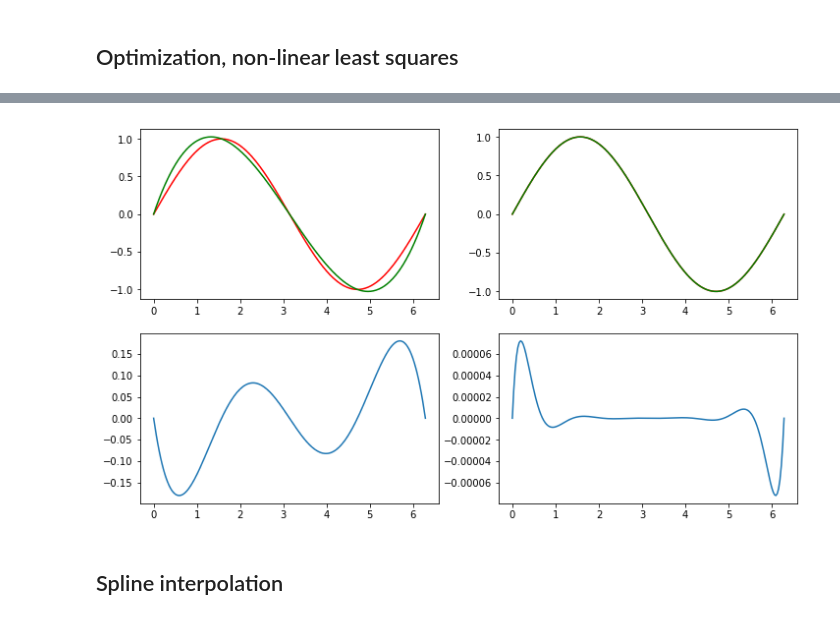
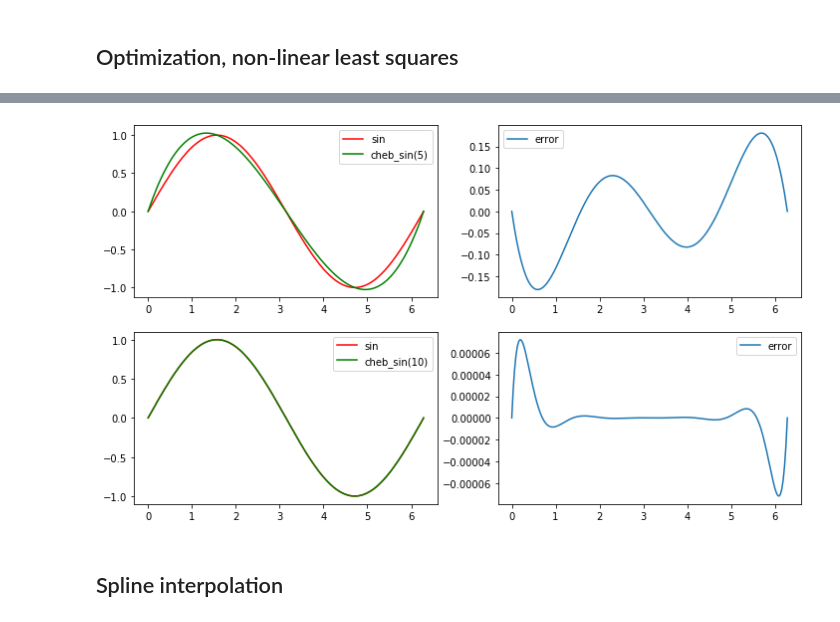
Before and after one commit to jbrezmorf/PythonForAll, a Jupyter notebook: Section_2.4_SciPy.ipynb, the cells around one changed output, grey strips where cells are left out. Drawn from its saved outputs; the diff is of its cells as text; code cells hidden in the pictures.

```diff
--- a/Section_2.4_SciPy.ipynb
+++ b/Section_2.4_SciPy.ipynb
@@ -144,24 +184,30 @@ plt.show()
 # %%
 import numpy.linalg as la
+from scipy.interpolate import lagrange
 
+print(P)
 def cheb_sin(deg):
     x_sample = np.linspace(0, 2*np.pi, deg)
     y_sample = np.sin(x_sample)
-    A = P.chebyshev.chebvander(x_sample, len(x_sample)-1)
+    A = poly.chebyshev.chebvander(x_sample, len(x_sample)-1)
     c = la.solve(A, y_sample)
-    return P.Chebyshev(c)
+    return poly.Chebyshev(c)
+
+def lag_sin(deg):
+    X = np.linspace(0, 2*np.pi, deg)
+    Y = np.sin(X)
+    return lagrange(X, Y)
 
 fig,ax  = plt.subplots(2, 2, figsize=(12, 7))
 
-i_func = cheb_sin(5)
-x=np.linspace(0, 2*np.pi, 200)
-ax[0][0].plot(x, np.sin(x), c='r')
-ax[0][0].plot(x, i_func(x), c='g')
-ax[1][0].plot(x, np.sin(x) - i_func(x))
-
-i_func = cheb_sin(10)
-ax[0][1].plot(x, np.sin(x), c='r')
-ax[0][1].plot(x, i_func(x), c='g')
-ax[1][1].plot(x, np.sin(x) - i_func(x))
+for i_row, degree in enumerate([5,10]):
+    i_func = lag_sin(degree)
+    x=np.linspace(0, 2*np.pi, 200)
+    ax_sin, ax_err = ax[i_row]
+    ax_sin.plot(x, np.sin(x), c='r', label='sin')
+    ax_sin.plot(x, i_func(x), c='g', label='cheb_sin({})'.format(degree))
+    ax_sin.legend()
+    ax_err.plot(x, np.sin(x) - i_func(x), label='error')
+    ax_err.legend()
 plt.show()
 # %% [output]
@@ -168,4 +215,4 @@ plt.show()
-[figure, old version]
+[figure, new version]
 # %% [markdown]
 ## Spline interpolation
 # %%
```
Also changed, not shown: parts of 15 cells of this notebook, 1 other file.
